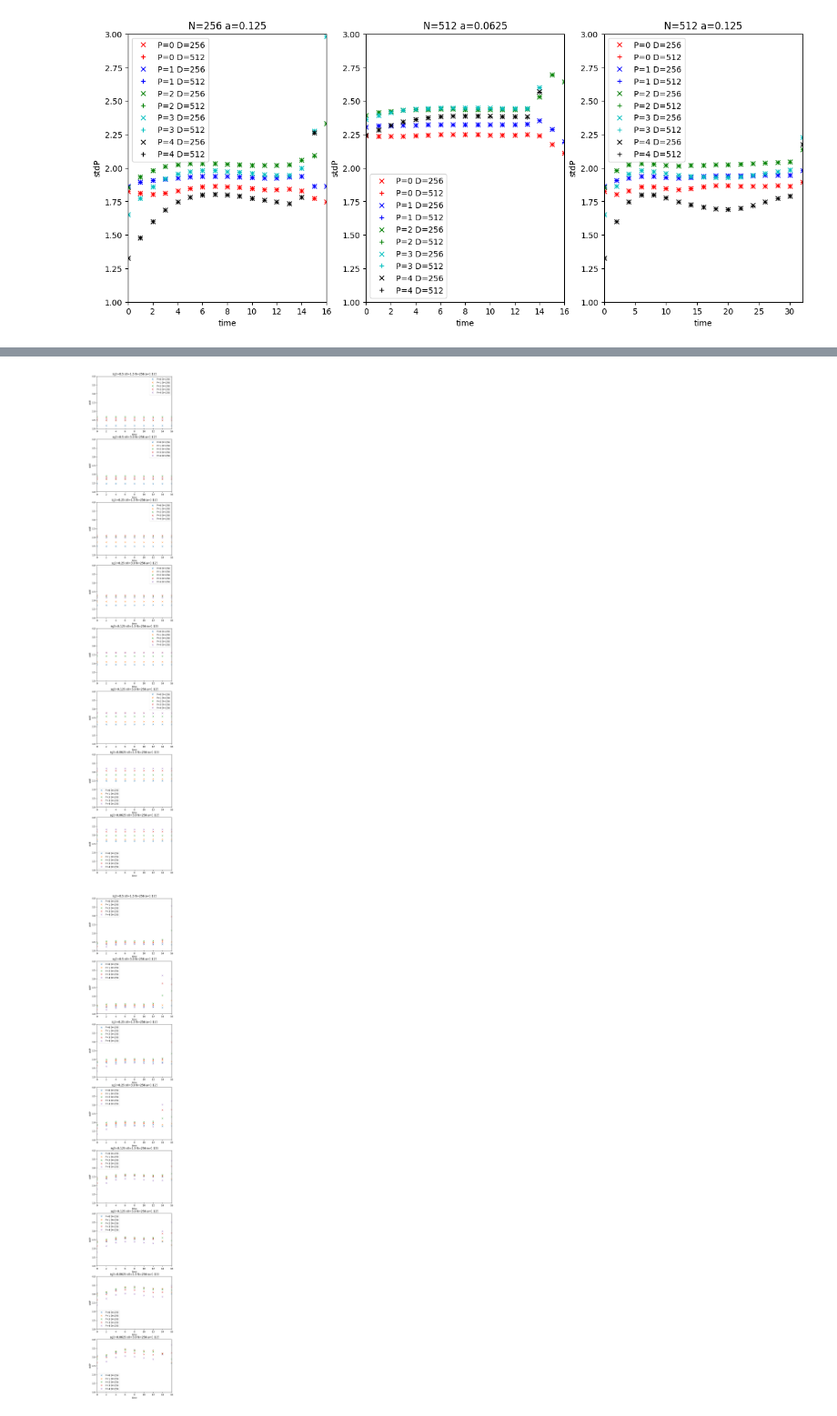
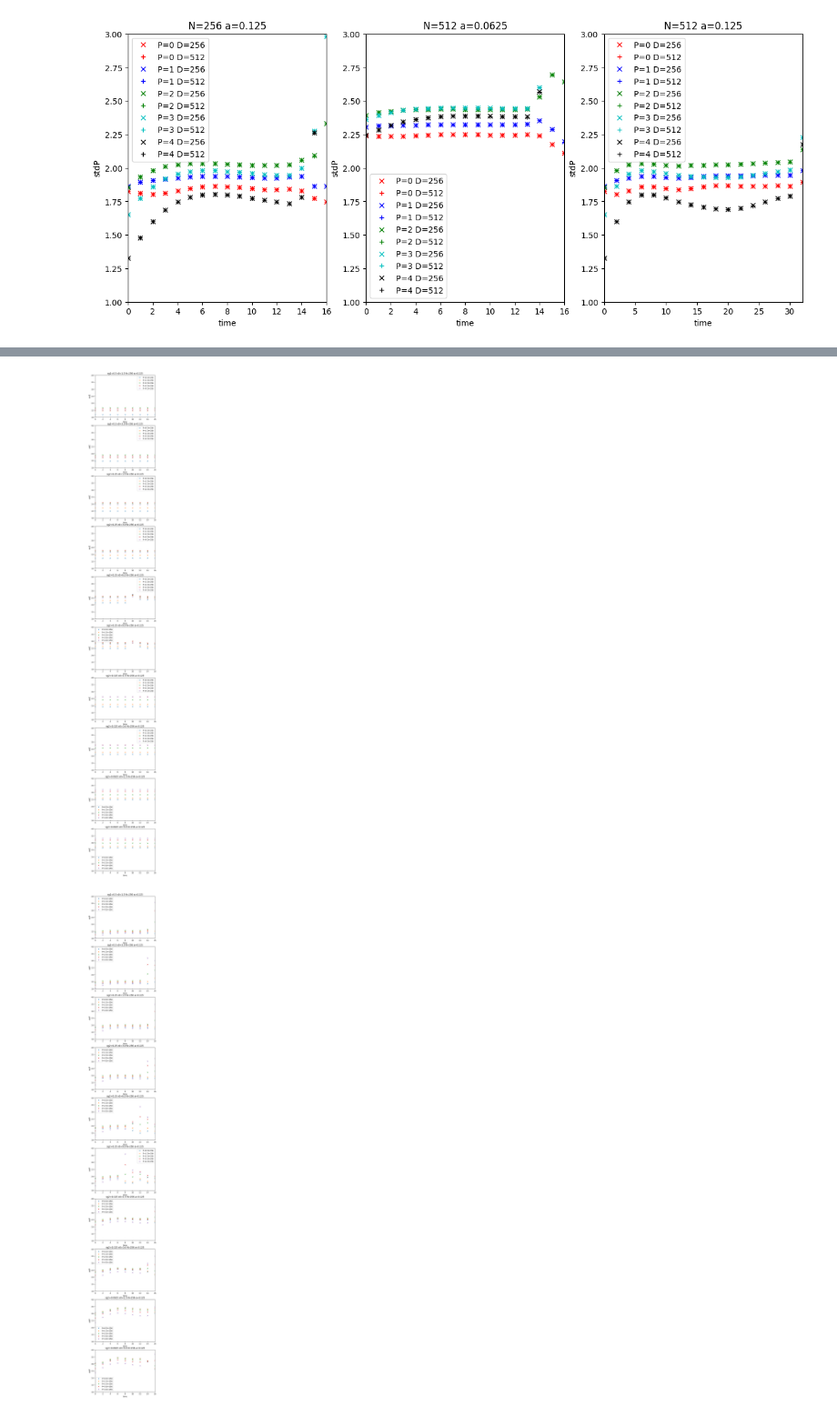
Before and after one commit to marekrams/pdf, a Jupyter notebook: multiplicity_gauss_m=0.0_view_rerun.ipynb, the cells around one changed output, grey strips where cells are left out. Shown at 91% size. Drawn from its saved outputs; the diff is of its cells as text; code cells hidden in the pictures.

```diff
--- a/multiplicity_gauss_m=0.0_view_rerun.ipynb
+++ b/multiplicity_gauss_m=0.0_view_rerun.ipynb
@@ -134,12 +138,12 @@ from itertools import product
 # %%
 cm = plt.cm.jet
 Ps = [0, 1, 2, 3, 4]
+PPs = np.linspace(0, 6, 49)
+sg2x0s = [(0.5, 1.5), (0.5, 3.0), (0.25, 1.5), (0.25, 3.0),  (0.25, 6.0), (0.25, 9.0), (0.125, 1.5), (0.125, 3.0), (0.0625, 1.5), (0.0625, 3.0)]
 
-PPs = np.linspace(0, 6, 49)
-
-fig, axs = plt.subplots(len(sg2s) * len(x0s), len(Ps), squeeze=False)
-fig.set_size_inches(len(Ps) * 6, len(sg2s) * len(x0s) * 5)
-for ii, (sg2, x0) in enumerate(product(sg2s, x0s)):
+fig, axs = plt.subplots(len(sg2x0s), len(Ps), squeeze=False)
+fig.set_size_inches(len(Ps) * 6, len(sg2x0s) * 5)
+for ii, (sg2, x0) in enumerate(sg2x0s):
   #
   ts = sorted(set(t for t, PP, D, P in probs_R[N, a]))
   Ds = sorted(set(D for t, PP, D, P in probs_R[N, a]))
@@ -168,10 +172,9 @@ plt.tight_layout()
 # %%
 dd2 = {}
-for sg2, x0 in product(sg2s, x0s):
-    dd2[sg2, x0] = np.load(f"./overlaps/Eng_gauss_{m=}_{N=}_{a=}_{x0=:0.4f}_{sg2=:0.4f}.npy", allow_pickle=True).item()
+for sg2, x0 in sg2x0s:
+    dd2[sg2, x0] = np.load(f"./overlaps/Eng_gauss_{m=:0.1f}_{N=}_{a=}_{x0=:0.4f}_{sg2=:0.4f}.npy", allow_pickle=True).item()
 # %%
-for sg2, x0 in product(sg2s[:1], x0s[:1]):
-
+for sg2, x0 in sg2x0s[:1]:
     k = np.array(list(dd2[sg2, x0]["E_P"].keys()))
     v = np.array(list(dd2[sg2, x0]["E_P"].values()))
     plt.plot(k, v - dd2[sg2, x0]["Egs"], '-', label=f"meson {N=} {a=}")
@@ -180,14 +183,14 @@ plt.xlabel('momentum')
 plt.ylabel('energy')
 
 
-for sg2, x0 in product(sg2s, x0s):
+for sg2, x0 in sg2x0s:
     k = np.array(list(x[1] for x in dd2[sg2, x0]["E_t"].keys()))
     v = np.array(list(dd2[sg2, x0]["E_t"].values()))
     plt.plot(k, v - dd2[sg2, x0]["Egs"], '+', label=f"gauss {sg2=} {x0=}")
-plt.ylim(0, 12)
+plt.ylim(0, 18)
 plt.xlim(0, 6)
 plt.grid(linestyle='--')
 
-plt.legend()
+plt.legend(loc=(1.01, 0))
 # %% [output]
 <matplotlib.legend.Legend at 0x...>
@@ -195,9 +198,9 @@ plt.legend()
 # %%
 cms = list(plt.cm.tab10(i) for i in range(20))
-fig, axs = plt.subplots(len(sg2s) * len(x0s), 1, squeeze=False)
-fig.set_size_inches(6, len(sg2s) * len(x0s) * 5)
+fig, axs = plt.subplots(len(sg2x0s), 1, squeeze=False)
+fig.set_size_inches(6, len(sg2x0s) * 5)
 
-for ii, (sg2, x0) in enumerate(product(sg2s, x0s)):
+for ii, (sg2, x0) in enumerate(sg2x0s):
     for clr, P in zip(cms, Ps):
         for sym, D in zip('x+', [256,]):
             xx = {k[0]: v for k, v in dd2[sg2, x0]["stdE"].items() if k[1] == P and k[2] == D}
@@ -212,24 +215,24 @@ for ii, (sg2, x0) in enumerate(product(sg2s, x0s)):
     axs[ii, 0].set_ylim(1.0, 4.0)
     axs[ii, 0].legend()
 # %% [output]
-[figure, old version]
+[figure, new version]
 # %%
-fig, axs = plt.subplots(len(sg2s) * len(x0s), 1, squeeze=False)
-fig.set_size_inches(6, len(sg2s) * len(x0s) * 5)
+fig, axs = plt.subplots(len(sg2x0s), 1, squeeze=False)
+fig.set_size_inches(6, len(sg2x0s) * 5)
 
-for ii, (sg2, x0) in enumerate(product(sg2s, x0s)):
+for ii, (sg2, x0) in enumerate(sg2x0s):
     for clr, P in zip(cms, Ps):
         for sym, D in zip('x+', [256,]):
             xx = {k[0]: v for k, v in dd2[sg2, x0]["stdP"].items() if k[1] == P and k[2] == D}
             xx = dict(sorted(xx.items()))
             k = np.array(list(xx.keys()))
             v = np.array(list(xx.values()))
             axs[ii, 0].plot(k, v, sym, label=f"{P=} {D=}", color=clr)
     axs[ii, 0].set_xlabel('time')
     axs[ii, 0].set_ylabel('stdP')
     axs[ii, 0].set_title(f"{sg2=} {x0=} {N=} {a=}")
     axs[ii, 0].set_xlim(0, N * a / 2)
     axs[ii, 0].set_ylim(1.0, 4.0)
     axs[ii, 0].legend()
 # %% [output]
-[figure, old version]
+[figure, new version]
```
Also changed, not shown: parts of 7 cells of this notebook, 24 other files.
